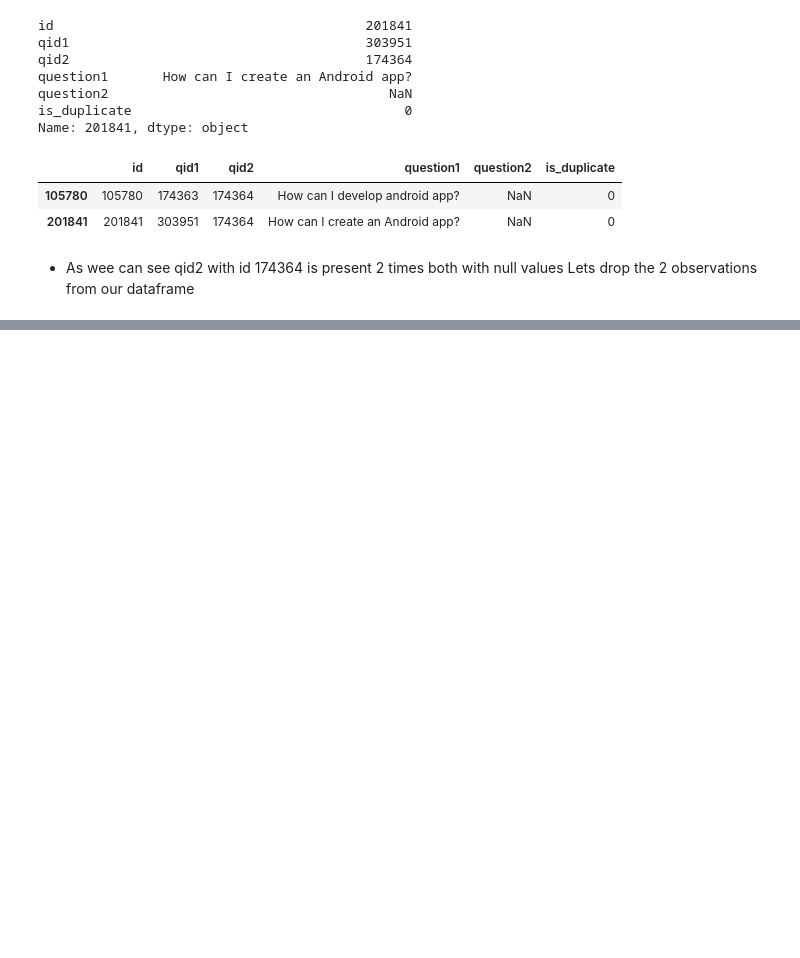
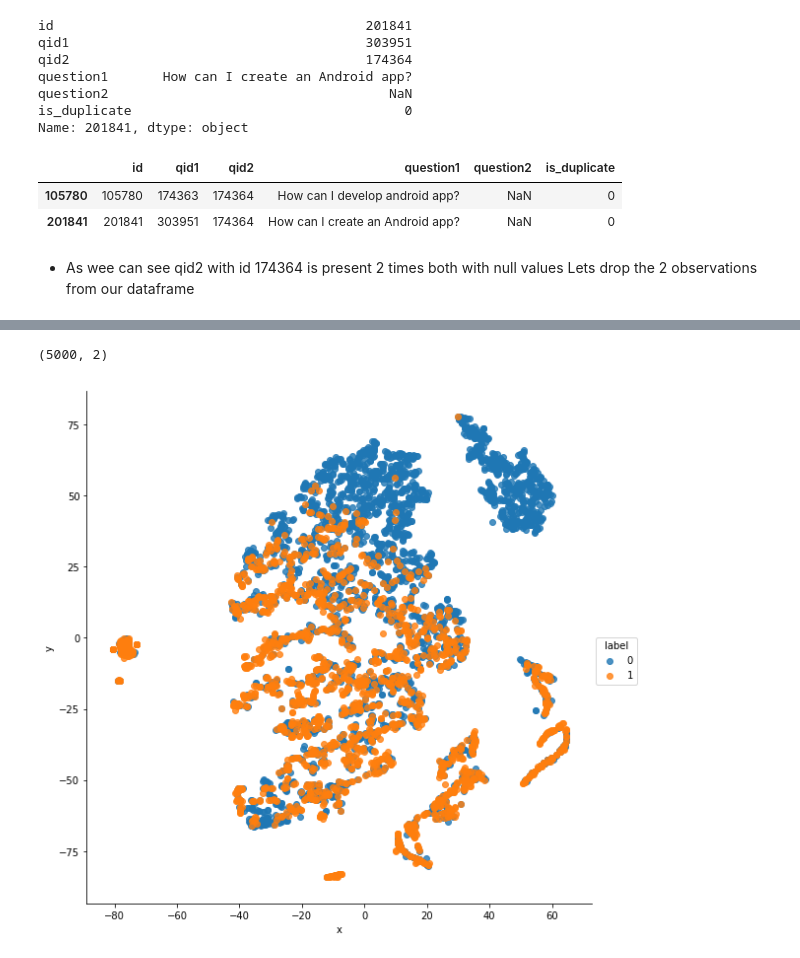
Before and after one commit to Kali-Dev/quora_question_pair, a Jupyter notebook: quora question pair similarity.ipynb, the cells around one changed output, grey strips where cells are left out. Saved outputs shown, nothing was run; the diff lists cells and outputs as text; code cells hidden in the pictures; blank space fills up the shorter version.

```diff
--- a/quora question pair similarity.ipynb
+++ b/quora question pair similarity.ipynb
@@ -236,0 +559,12 @@ df = df.drop([105780, 201841])
+# %%
+scalled_features = MinMaxScaler().fit_transform(features_extracted_df)
+# %%
+tsne2d = TSNE(
+    n_components=2,
+    init='random', # pca
+    random_state=72,
+    method='barnes_hut',
+    n_iter=1000,
+    verbose=2,
+    angle=0.5
+).fit_transform(scalled_features[:5000])
@@ -236,0 +589,9 @@ df = df.drop([105780, 201841])
+# %%
+tsne2d.shape
+# %% [output]
+(5000, 2)
+# %%
+tsne_df = pd.DataFrame({'x':tsne2d[:,0], 'y':tsne2d[:,1], 'label':df.is_duplicate[:5000]})
+sns.lmplot(data=tsne_df, x='x', y='y', hue='label', fit_reg=False, size=8);
+# %% [output]
+[figure, added]
```
Also changed, not shown: parts of 82 cells of this notebook.
